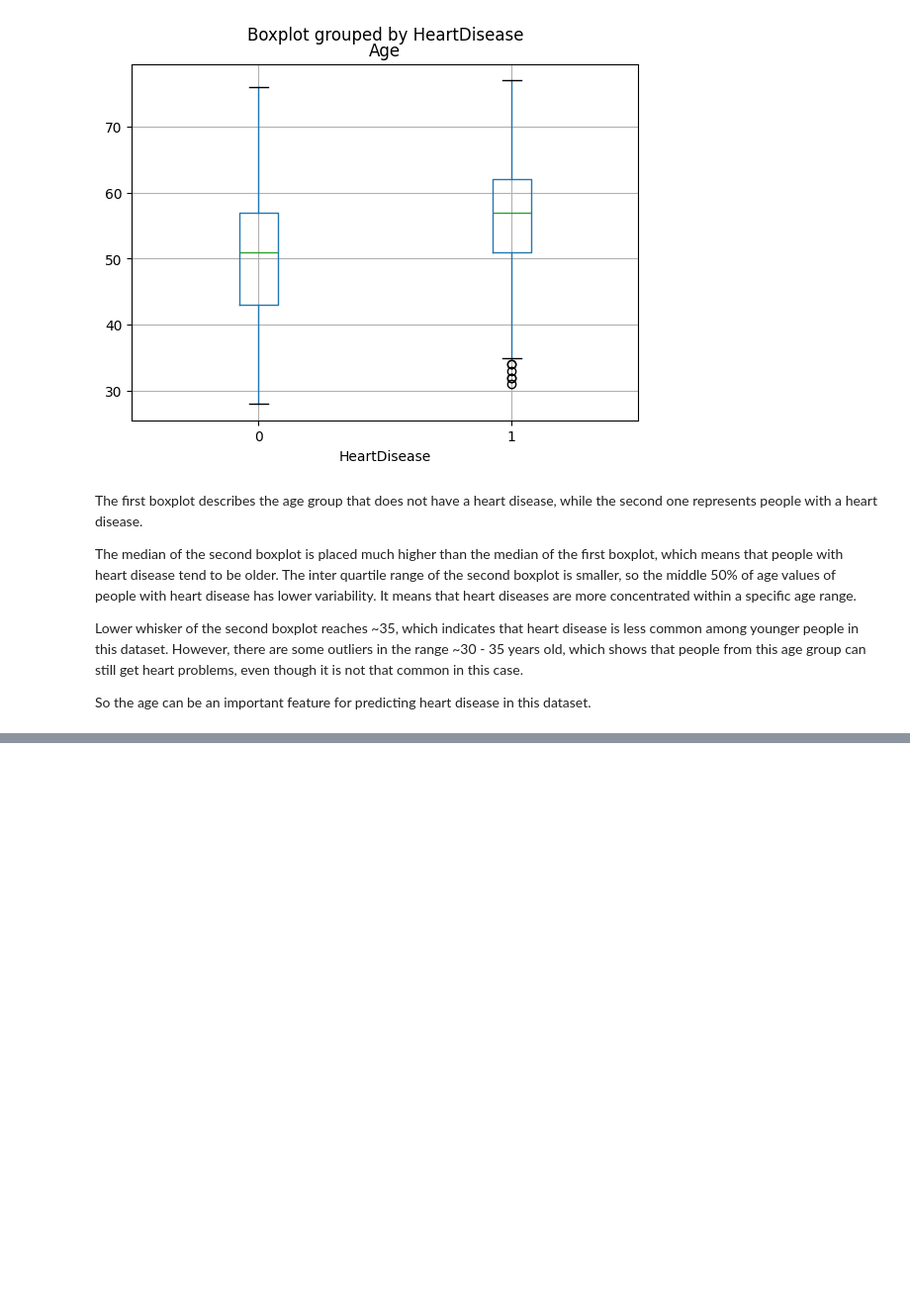
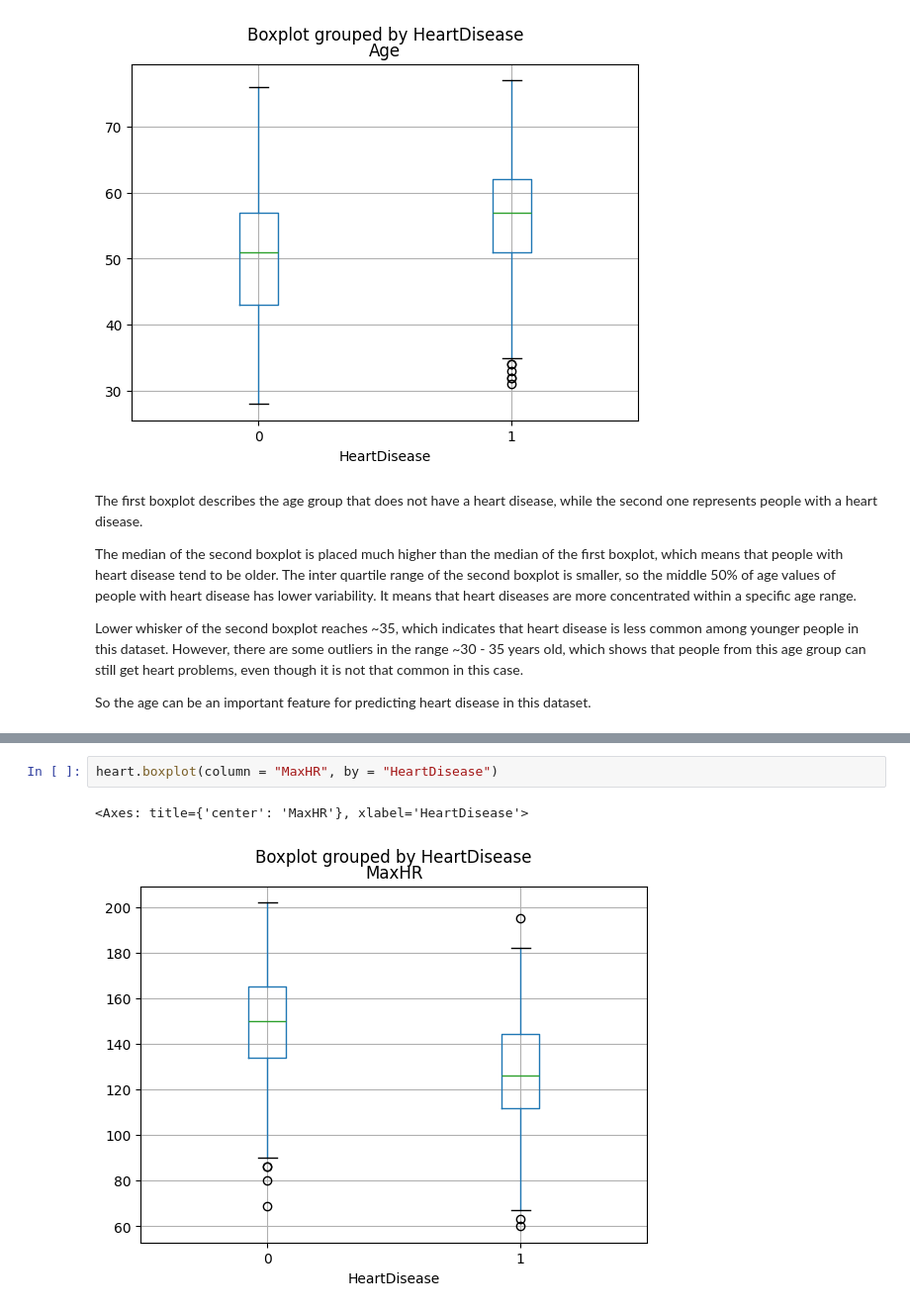
Before and after one commit to MaryiaKhomchanka/HeartFailure_MachineLearning_Training_Project, a Jupyter notebook: data_analysis.ipynb, the cells around one changed output, grey strips where cells are left out. Shown at 99% size. Saved outputs shown, nothing was run; the diff lists cells and outputs as text; blank space fills up the shorter version.

```diff
--- a/data_analysis.ipynb
+++ b/data_analysis.ipynb
@@ -123,0 +143,5 @@ pd.crosstab(heart["Sex"], heart["HeartDisease"]).plot(kind = "bar")
+# %%
+heart.boxplot(column = "MaxHR", by = "HeartDisease")
+# %% [output]
+<Axes: title={'center': 'MaxHR'}, xlabel='HeartDisease'>
+[figure, added]
```
Also changed, not shown: parts of 5 cells of this notebook.
